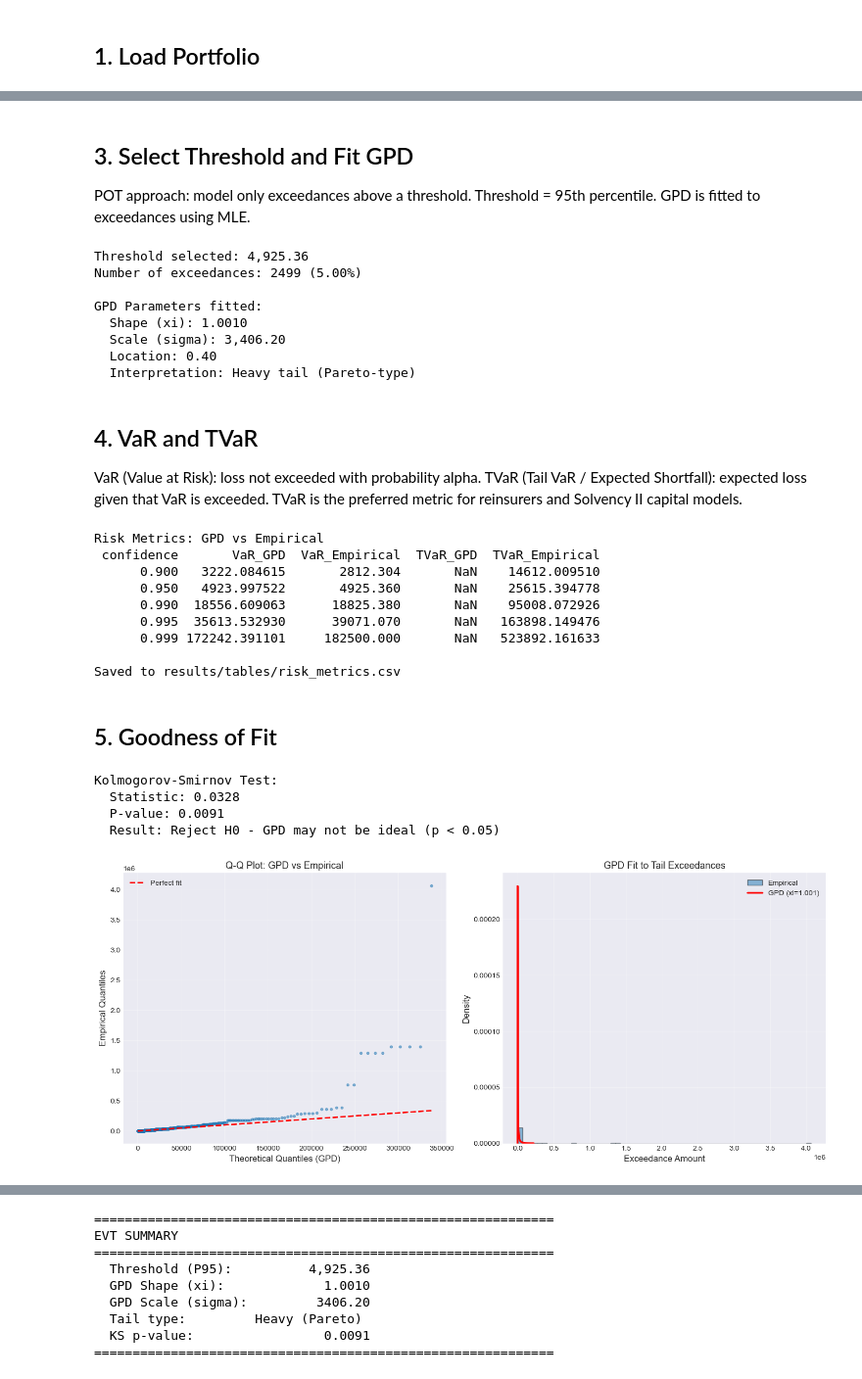
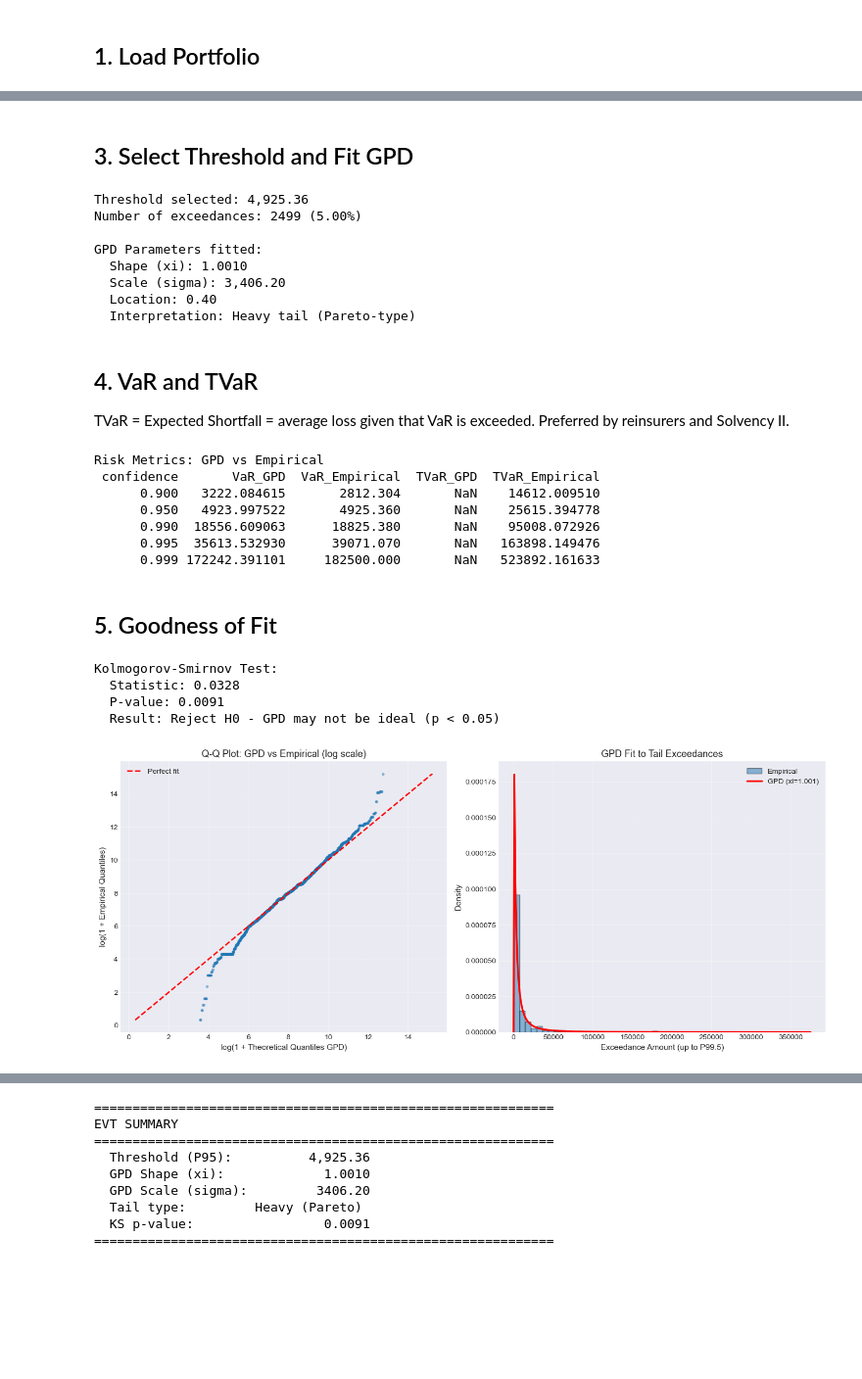
Before and after one commit to arthurpmotta02/reinsurance-portfolio-optimization, a Jupyter notebook: notebooks/02_extreme_value_theory.ipynb, the cells around one changed output, grey strips where cells are left out. Shown at 98% size. Saved outputs shown, nothing was run; the diff lists cells and outputs as text; code cells hidden in the pictures; blank space fills up the shorter version.

```diff
--- a/notebooks/02_extreme_value_theory.ipynb
+++ b/notebooks/02_extreme_value_theory.ipynb
@@ -49,8 +54,5 @@ plt.show()
-# %% [markdown]
-## 3. Select Threshold and Fit GPD
-
-POT approach: model only exceedances above a threshold.
-Threshold = 95th percentile. GPD is fitted to exceedances using MLE.
+# %% [markdown]
+## 3. Select Threshold and Fit GPD
 # %%
 eva = ExtremeValueAnalysis(losses)
 threshold = eva.select_threshold(method='percentile', value=95)
@@ -67,17 +69,14 @@ GPD Parameters fitted:
 # %% [markdown]
 ## 4. VaR and TVaR
 
-VaR (Value at Risk): loss not exceeded with probability alpha.
-TVaR (Tail VaR / Expected Shortfall): expected loss given that VaR is exceeded.
-TVaR is the preferred metric for reinsurers and Solvency II capital models.
+TVaR = Expected Shortfall = average loss given that VaR is exceeded. Preferred by reinsurers and Solvency II.
 # %%
-risk_metrics = eva.calculate_var_tvar(confidence_levels=[0.90, 0.95, 0.99, 0.995, 0.999])
-
+risk_metrics = eva.calculate_var_tvar(
+    confidence_levels=[0.90, 0.95, 0.99, 0.995, 0.999]
+)
 print('Risk Metrics: GPD vs Empirical')
 print(risk_metrics.to_string(index=False))
-
 risk_metrics.to_csv('../results/tables/risk_metrics.csv', index=False)
-print('\nSaved to results/tables/risk_metrics.csv')
 # %% [output]
 Risk Metrics: GPD vs Empirical
  confidence       VaR_GPD  VaR_Empirical  TVaR_GPD  TVaR_Empirical
@@ -86,45 +85,48 @@ Risk Metrics: GPD vs Empirical
       0.990  18556.609063      18825.380       NaN    95008.072926
       0.995  35613.532930      39071.070       NaN   163898.149476
       0.999 172242.391101     182500.000       NaN   523892.161633
-
-Saved to results/tables/risk_metrics.csv
 # %% [markdown]
 ## 5. Goodness of Fit
 # %%
 theor_q, emp_q, ks_stat, p_val = eva.goodness_of_fit()
 
+shape, loc, scale = gpd_params
+exceedances = losses[losses > threshold] - threshold
+
 fig, axes = plt.subplots(1, 2, figsize=(14, 6))
 
-# Q-Q Plot
-axes[0].scatter(theor_q, emp_q, alpha=0.5, s=10)
-axes[0].plot([theor_q.min(), theor_q.max()], [theor_q.min(), theor_q.max()],
-             'r--', linewidth=2, label='Perfect fit')
-axes[0].set_xlabel('Theoretical Quantiles (GPD)', fontsize=12)
-axes[0].set_ylabel('Empirical Quantiles', fontsize=12)
-axes[0].set_title('Q-Q Plot: GPD vs Empirical', fontsize=13)
+# Q-Q plot — use log scale to better show tail fit
+axes[0].scatter(np.log1p(theor_q), np.log1p(emp_q), alpha=0.4, s=8)
+min_v = min(np.log1p(theor_q).min(), np.log1p(emp_q).min())
+max_v = max(np.log1p(theor_q).max(), np.log1p(emp_q).max())
+axes[0].plot([min_v, max_v], [min_v, max_v], 'r--', linewidth=2, label='Perfect fit')
+axes[0].set_xlabel('log(1 + Theoretical Quantiles GPD)', fontsize=11)
+axes[0].set_ylabel('log(1 + Empirical Quantiles)', fontsize=11)
+axes[0].set_title('Q-Q Plot: GPD vs Empirical (log scale)', fontsize=13)
 axes[0].legend()
 axes[0].grid(True, alpha=0.3)
 
-# Density comparison
-shape, loc, scale = gpd_params
-exceedances = losses[losses > threshold] - threshold
-x = np.linspace(0, np.percentile(exceedances, 99), 500)
+# Density — use log x-axis to show shape
+p999_exc = np.percentile(exceedances, 99.5)
+exc_plot = exceedances[exceedances <= p999_exc]
+x = np.linspace(0, p999_exc, 400)
+gpd_pdf = stats.genpareto.pdf(x, shape, loc, scale)
 
-axes[1].hist(exceedances, bins=60, density=True, alpha=0.5, label='Empirical', edgecolor='black')
-gpd_pdf = stats.genpareto.pdf(x, shape, loc, scale)
+axes[1].hist(exc_plot, bins=50, density=True, alpha=0.5,
+             label='Empirical', edgecolor='black')
 axes[1].plot(x, gpd_pdf, 'r-', linewidth=2.5, label=f'GPD (xi={shape:.3f})')
-axes[1].set_xlabel('Exceedance Amount', fontsize=12)
-axes[1].set_ylabel('Density', fontsize=12)
+axes[1].set_xlabel('Exceedance Amount (up to P99.5)', fontsize=11)
+axes[1].set_ylabel('Density', fontsize=11)
 axes[1].set_title('GPD Fit to Tail Exceedances', fontsize=13)
 axes[1].legend()
 axes[1].grid(True, alpha=0.3)
 
 plt.tight_layout()
 plt.savefig('../results/figures/06_gpd_fit.png', dpi=300, bbox_inches='tight')
 plt.show()
 # %% [output]
 Kolmogorov-Smirnov Test:
   Statistic: 0.0328
   P-value: 0.0091
   Result: Reject H0 - GPD may not be ideal (p < 0.05)
-[figure, old version]
+[figure, new version]
```
Also changed, not shown: parts of 10 cells of this notebook, 15 other files.
